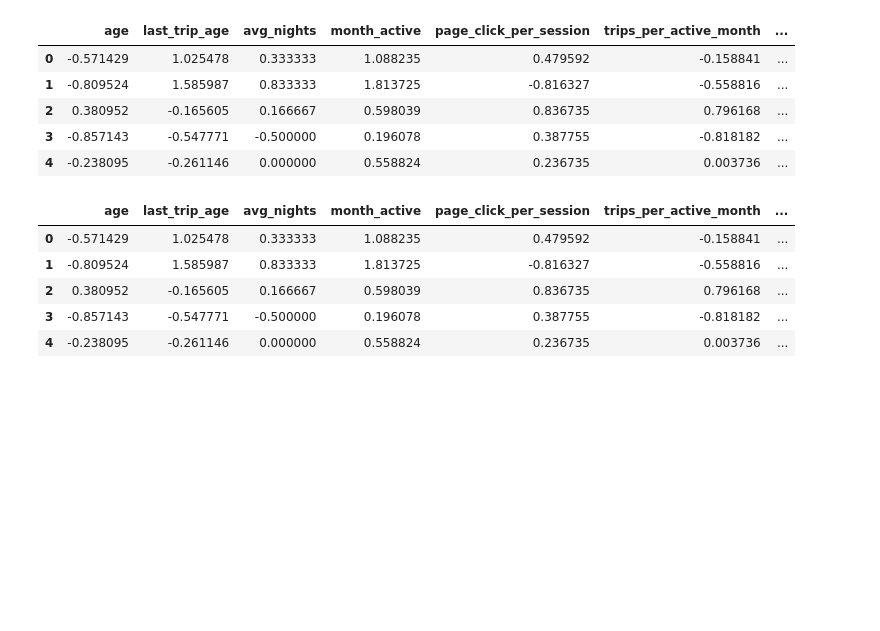
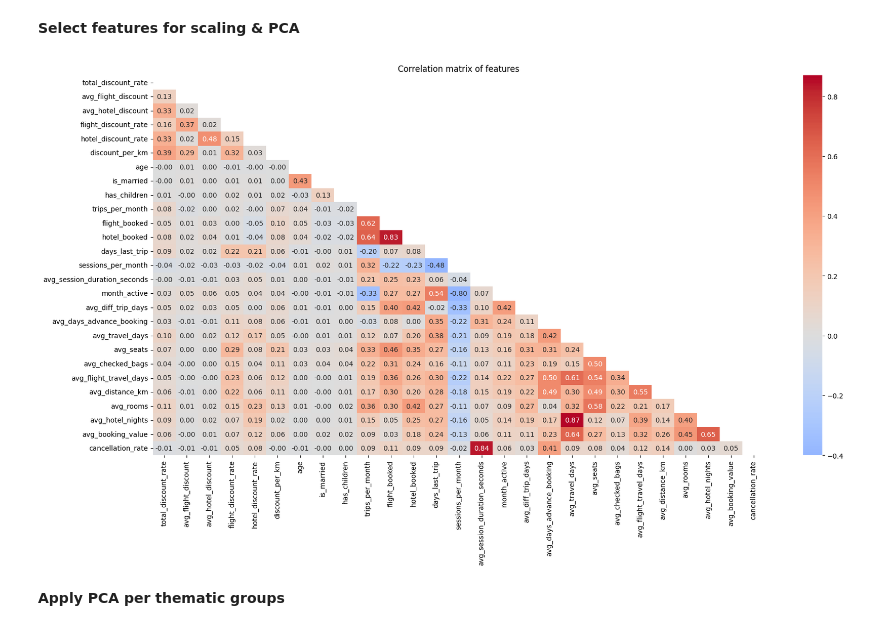
Before and after one commit to bfreiheit/customer_segmentation, a Jupyter notebook: notebooks/Segmentation.ipynb, the cells around one changed output. Cells and saved outputs as stored; diff of their text form; code cells hidden in the pictures; blank space fills up the shorter version.

```diff
--- a/notebooks/Segmentation.ipynb
+++ b/notebooks/Segmentation.ipynb
@@ -66,22 +40,0 @@ cohort_binary.head()
-# %%
-cohort_scaled.head()
-# %% [output]
-|  | age | last_trip_age | avg_nights | month_active | page_click_per_session | trips_per_active_month | ... |
-| 0 | -0.571429 | 1.025478 | 0.333333 | 1.088235 | 0.479592 | -0.158841 | ... |
-| 1 | -0.809524 | 1.585987 | 0.833333 | 1.813725 | -0.816327 | -0.558816 | ... |
-| 2 | 0.380952 | -0.165605 | 0.166667 | 0.598039 | 0.836735 | 0.796168 | ... |
-| 3 | -0.857143 | -0.547771 | -0.500000 | 0.196078 | 0.387755 | -0.818182 | ... |
-| 4 | -0.238095 | -0.261146 | 0.000000 | 0.558824 | 0.236735 | 0.003736 | ... |
-# %%
-# concat both data frames
-cohort_cleaned = pd.concat([cohort_scaled, cohort_binary], axis=1)
-
-cohort_cleaned = cohort_cleaned.fillna(0)
-cohort_cleaned.head()
-# %% [output]
-|  | age | last_trip_age | avg_nights | month_active | page_click_per_session | trips_per_active_month | ... |
-| 0 | -0.571429 | 1.025478 | 0.333333 | 1.088235 | 0.479592 | -0.158841 | ... |
-| 1 | -0.809524 | 1.585987 | 0.833333 | 1.813725 | -0.816327 | -0.558816 | ... |
-| 2 | 0.380952 | -0.165605 | 0.166667 | 0.598039 | 0.836735 | 0.796168 | ... |
-| 3 | -0.857143 | -0.547771 | -0.500000 | 0.196078 | 0.387755 | -0.818182 | ... |
-| 4 | -0.238095 | -0.261146 | 0.000000 | 0.558824 | 0.236735 | 0.003736 | ... |
@@ -93,0 +41,46 @@ X_train, X_test, _, _ = train_test_split(
+# %% [markdown]
+**Select features for scaling & PCA**
+# %%
+feature_groups = {
+    "discount_score": [
+        "total_discount_rate",
+        "avg_flight_discount",
+        "avg_hotel_discount",
+        "flight_discount_rate",
+        "hotel_discount_rate",
+        "discount_per_km",
+    ],
+    "user_score": ["age", "is_married", "has_children"],
+    "booking_score": ["trips_per_month", "flight_booked", "hotel_booked"],
+    "engagement_score": [
+        "days_last_trip",
+        "sessions_per_month",
+        "avg_session_duration_seconds",
+        "month_active",
+    ],
+    "travel_score": [
+        "avg_diff_trip_days",
+        "avg_days_advance_booking",
+        "avg_travel_days",
+        "avg_seats",
+        "avg_checked_bags",
+        "avg_flight_travel_days",
+        "avg_distance_km",
+        "avg_rooms",
+        "avg_hotel_nights",
+    ],
+    "spending_score": ["avg_booking_value"],
+    "cancellation_score": ["cancellation_rate"],
+}
+# %%
+metrics = [m for k, metric in feature_groups.items() for m in metric]
+
+matrix = np.triu(cohort[metrics].corr())
+plt.figure(figsize=(20, 10))
+plt.title('Correlation matrix of features', fontsize=12)
+sns.heatmap(cohort[metrics].corr(), annot=True, fmt=".2f", cmap="coolwarm", vmin=-0.4, center=0, mask=matrix)
+plt.show()
+# %% [output]
+[figure, added]
+# %% [markdown]
+**Apply PCA per thematic groups**
```
Also changed, not shown: parts of 20 cells of this notebook, 5 other files.
